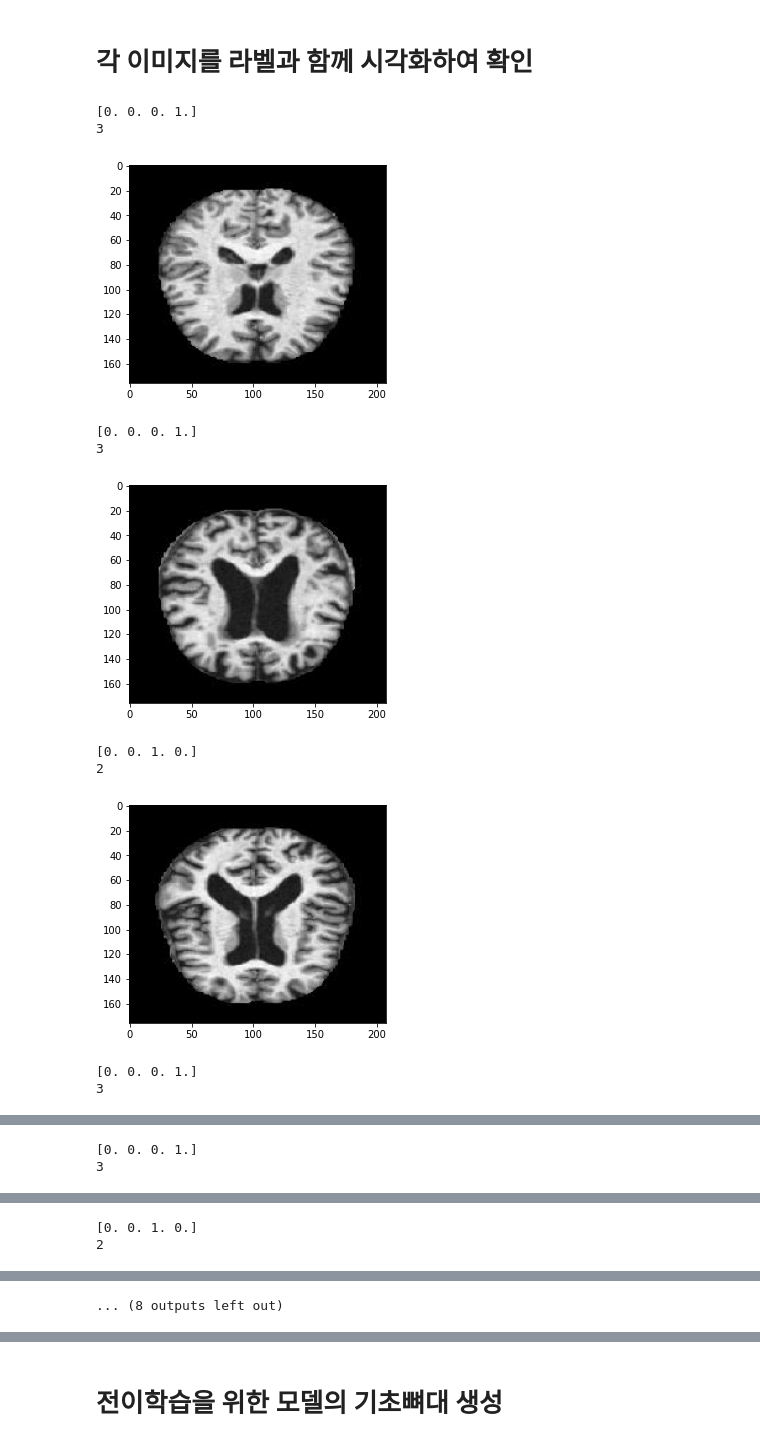
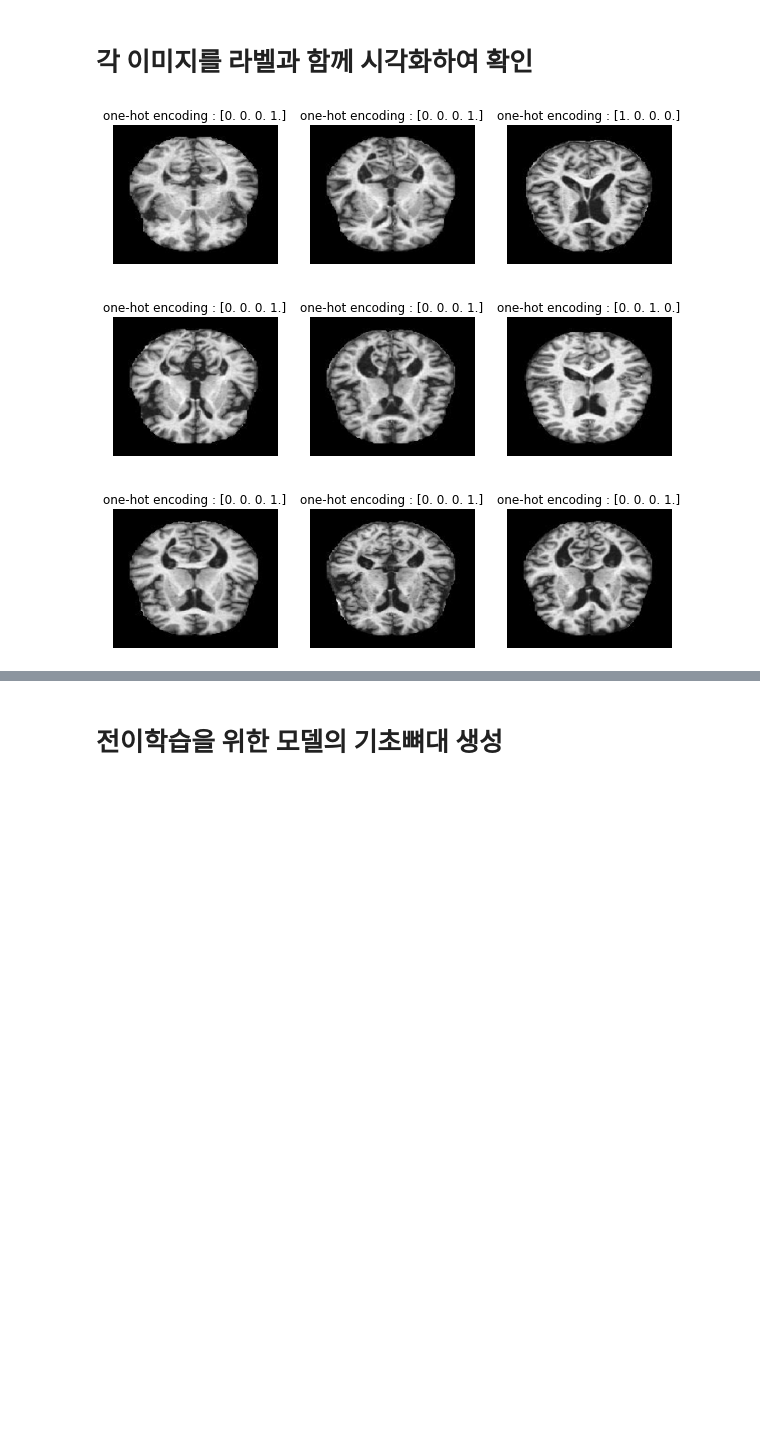
Before and after one commit to tjsdud594/Alzheimer_project, a Jupyter notebook: kaggle_base.ipynb, the cells around one changed output, grey strips where cells are left out. Cells and saved outputs as stored; diff of their text form; code cells hidden in the pictures; blank space fills up the shorter version.

```diff
--- a/kaggle_base.ipynb
+++ b/kaggle_base.ipynb
@@ -135,7 +163,7 @@ drive/  sample_data/
 
 FOLDERS     = ['train','val','test']
 DIR_INPUT   = '/content/drive/MyDrive/Colab_Notebooks/mentoring/brain/Alzheimer_sDataset'
-DIR_WORK    = '/content/drive/MyDrive/Colab_Notebooks/mentoring/brain'
+DIR_WORK    = '/content/drive/MyDrive/Colab_Notebooks/mentoring/brain/Ryu'
 DIR_MODELS  = os.path.join(DIR_WORK,'models')
 DIR_TRAIN   = os.path.join(DIR_WORK,'train')
 DIR_VAL     = os.path.join(DIR_WORK,'val')
@@ -296,7 +326,7 @@ test        640        448     627          12     37.0       26.0     36.0
 # %%
 # 이미지크기 / batch size 설정
 IMG_SIZE = [176,208]
-BATCH_SIZE = 32
+BATCH_SIZE = 64
 # %%
 # 이미지 각 픽셀들 정규화
 train_images = ImageDataGenerator(rescale  = 1./255)
@@ -349,20 +382,15 @@ steps per epoch:127
 # 각 이미지를 라벨과 함께 시각화하여 확인
 # %%
 a, b = train_gen.next()
-for i in range(10):
-    print(b[i])
-    print(np.argmax(b[i]))
+
+plt.figure(figsize=(10, 10))
+for i in range(9):
+#     print(b[i])
+#     print(np.argmax(b[i]))
+    ax = plt.subplot(3,3,i+1)
     plt.imshow(a[i])
-    plt.show()
+    plt.axis("off")
+    plt.title('one-hot encoding : {}'.format(b[i]))
+#     plt.show()
 # %% [output]
-[0. 0. 0. 1.]
-3
-[figure, old version]
+[figure, new version]
-[0. 0. 0. 1.]
-3
-[figure, removed]
-[0. 0. 1. 0.]
-2
-[figure, removed]
-[0. 0. 0. 1.]
-3
@@ -370,2 +396,0 @@ for i in range(10):
-[0. 0. 0. 1.]
-3
@@ -373,2 +396,0 @@ for i in range(10):
-[0. 0. 1. 0.]
-2
@@ -376,4 +397,3 @@ for i in range(10):
-... (8 outputs left out)
 # %%
 def show_images(generator,y_pred=None):
     """
```
Also changed, not shown: parts of 58 cells of this notebook.
